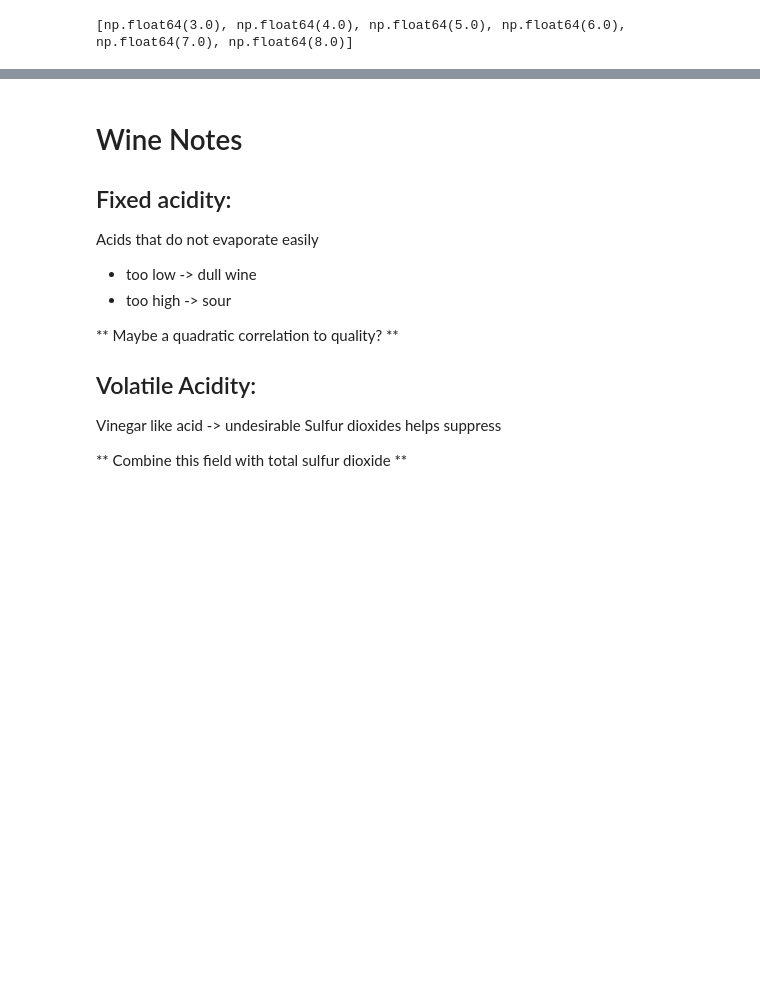
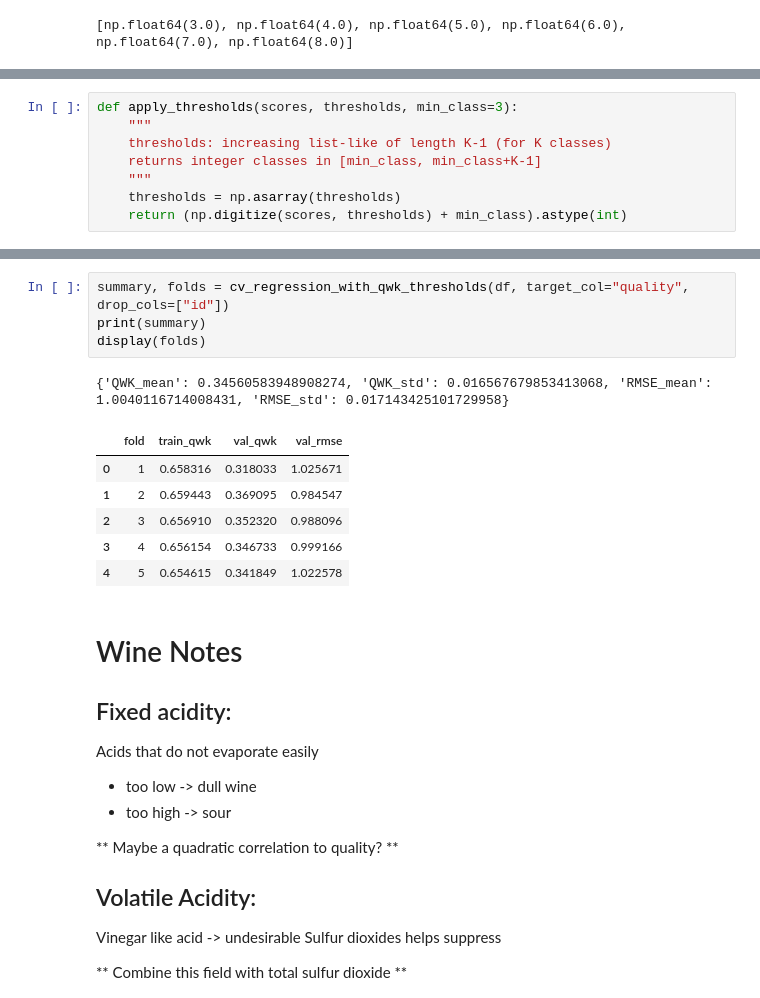
Before and after one commit to logan-heydt/Kaggle_competitions, a Jupyter notebook: Wine_Quality/src/exploration.ipynb, the cells around one changed output, grey strips where cells are left out. Saved outputs shown, nothing was run; the diff lists cells and outputs as text; blank space fills up the shorter version.

```diff
--- a/Wine_Quality/src/wine_quality_pred.ipynb
+++ b/Wine_Quality/src/exploration.ipynb
@@ -435,0 +447,8 @@ display(folds)
+# %%
+def apply_thresholds(scores, thresholds, min_class=3):
+    """
+    thresholds: increasing list-like of length K-1 (for K classes)
+    returns integer classes in [min_class, min_class+K-1]
+    """
+    thresholds = np.asarray(thresholds)
+    return (np.digitize(scores, thresholds) + min_class).astype(int)
@@ -436,3 +558,15 @@ display(folds)
+# %%
+summary, folds = cv_regression_with_qwk_thresholds(df, target_col="quality", drop_cols=["id"])
+print(summary)
+display(folds)
+# %% [output]
+{'QWK_mean': 0.34560583948908274, 'QWK_std': 0.016567679853413068, 'RMSE_mean': 1.0040116714008431, 'RMSE_std': 0.017143425101729958}
+|  | fold | train_qwk | val_qwk | val_rmse |
+| 0 | 1 | 0.658316 | 0.318033 | 1.025671 |
+| 1 | 2 | 0.659443 | 0.369095 | 0.984547 |
+| 2 | 3 | 0.656910 | 0.352320 | 0.988096 |
+| 3 | 4 | 0.656154 | 0.346733 | 0.999166 |
+| 4 | 5 | 0.654615 | 0.341849 | 1.022578 |
 # %% [markdown]
 # Wine Notes
 ## Fixed acidity:
```
Also changed, not shown: parts of 6 cells of this notebook.
